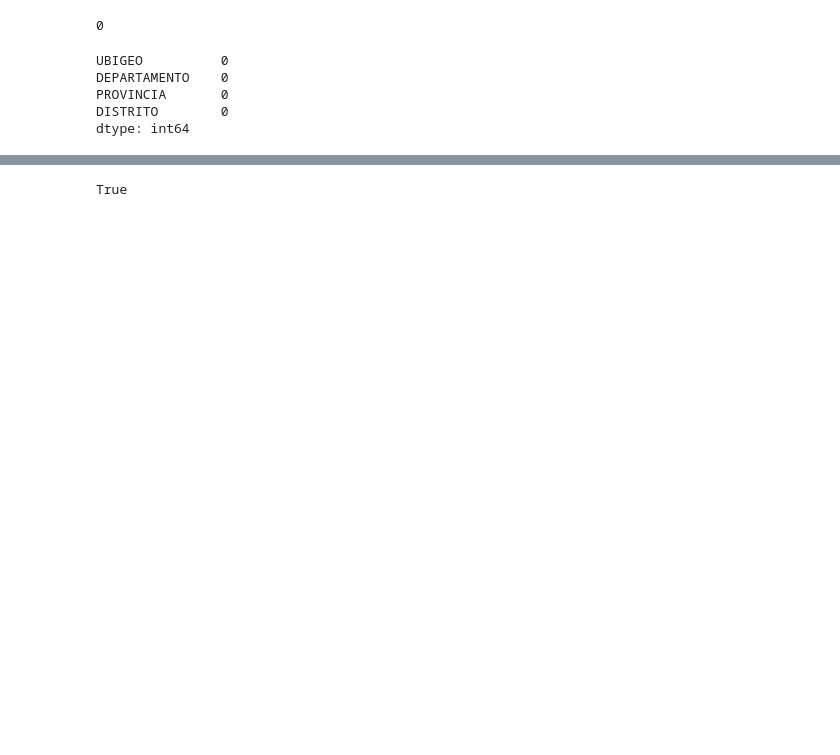
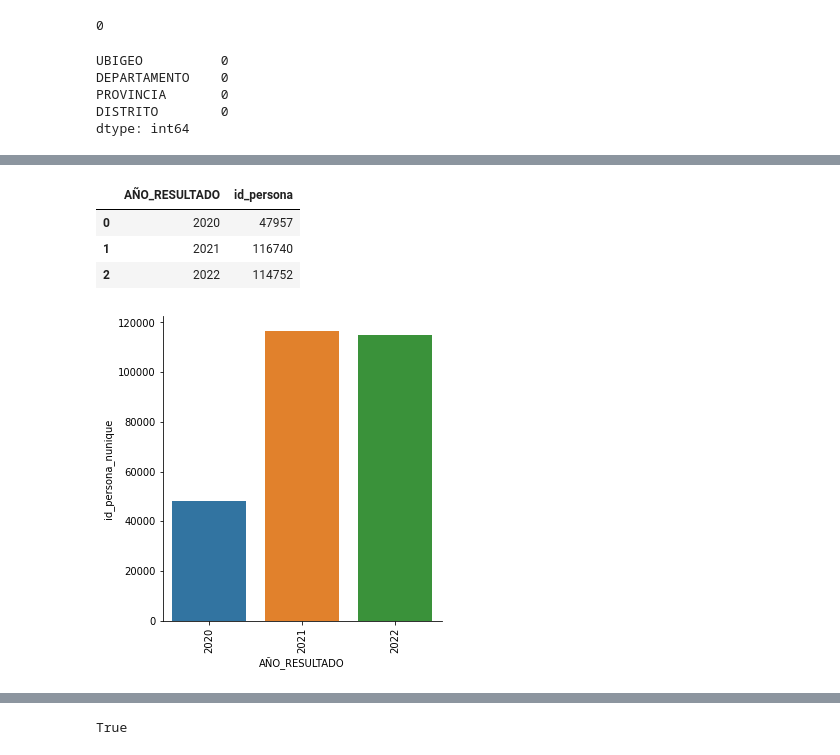
Before and after one commit to lililujan/pythonAnalytics, a Jupyter notebook: TrabajoPos.ipynb, the cells around one changed output, grey strips where cells are left out. Saved outputs shown, nothing was run; the diff lists cells and outputs as text; code cells hidden in the pictures; blank space fills up the shorter version.

Commit message:
data limpia

```diff
--- a/TrabajoPos.ipynb
+++ b/TrabajoPos.ipynb
@@ -333,0 +361,4 @@ dtype: int64
+# %%
+df['AÑO_RESULTADO'] = df['FECHA_RESULTADO'].astype(str).str[0:4].astype(int)
+#la columna de la fecha la convierto en string, una vez que esta convertido podemos hacer tecnicas
+#de procesamiento de datos textuales. nos quedamos con 4 digitos [0:4]
@@ -333,0 +501,24 @@ dtype: int64
+# %%
+casos_pcr.reset_index()
+# %% [output]
+|  | AÑO_RESULTADO | id_persona |
+| 0 | 2020 | 47957 |
+| 1 | 2021 | 116740 |
+| 2 | 2022 | 114752 |
+# %%
+casos_pcr= df.query("METODODX=='PCR'").reset_index(drop=True).groupby('AÑO_RESULTADO')['id_persona'].nunique().reset_index()
+#cuando hacemos un query generalmente el indice se va a quedar según los casos de pcr
+# con el reset index se cambia el indice
+#al final colocamos de nuevo un reset index para tenerlo en un cuadro de dataframe
+# %%
+casos_pcr= casos_pcr.rename(columns={'id_persona':'id_persona_nunique'})
+#al dataframe le hacemos un rename de las columnas, le pasamos un diccionario
+# %%
+g = sns.catplot(
+    data=casos_pcr, kind="bar",
+    x="AÑO_RESULTADO", y="id_persona_nunique",
+)
+g.set_xticklabels(rotation=90)
+plt.show()
+# %% [output]
+[figure, added]
```
Also changed, not shown: parts of 34 cells of this notebook.
